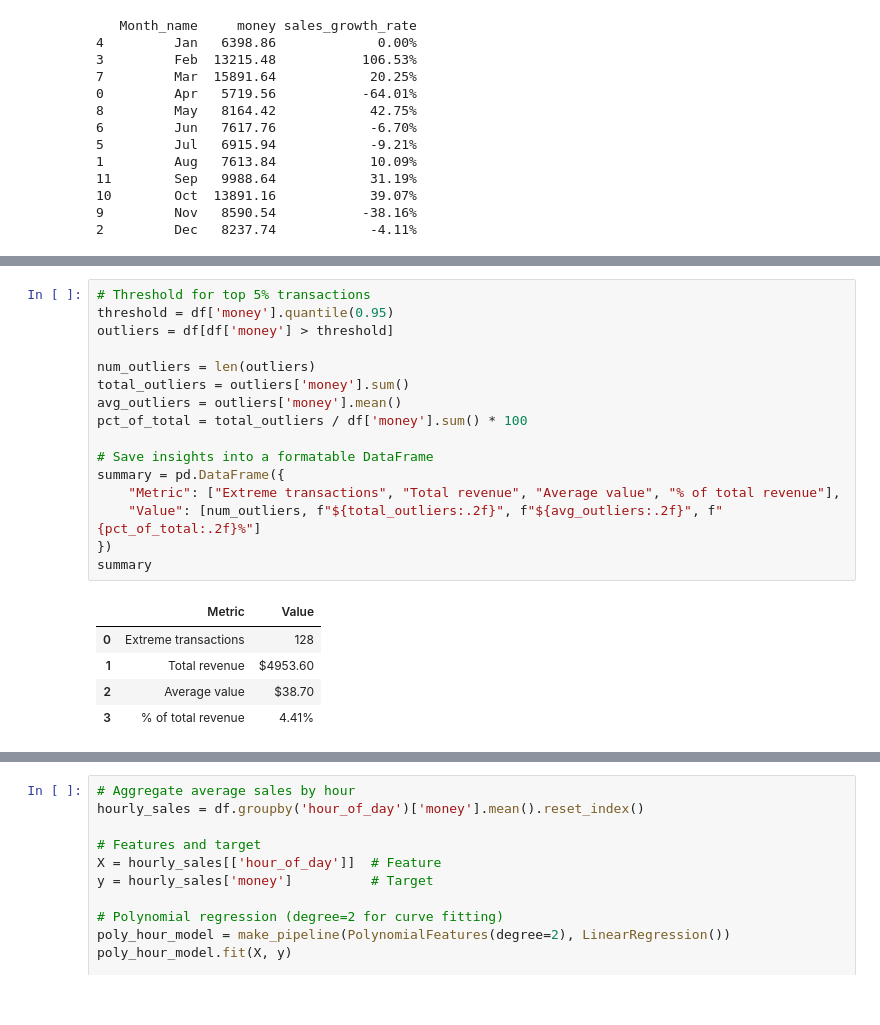
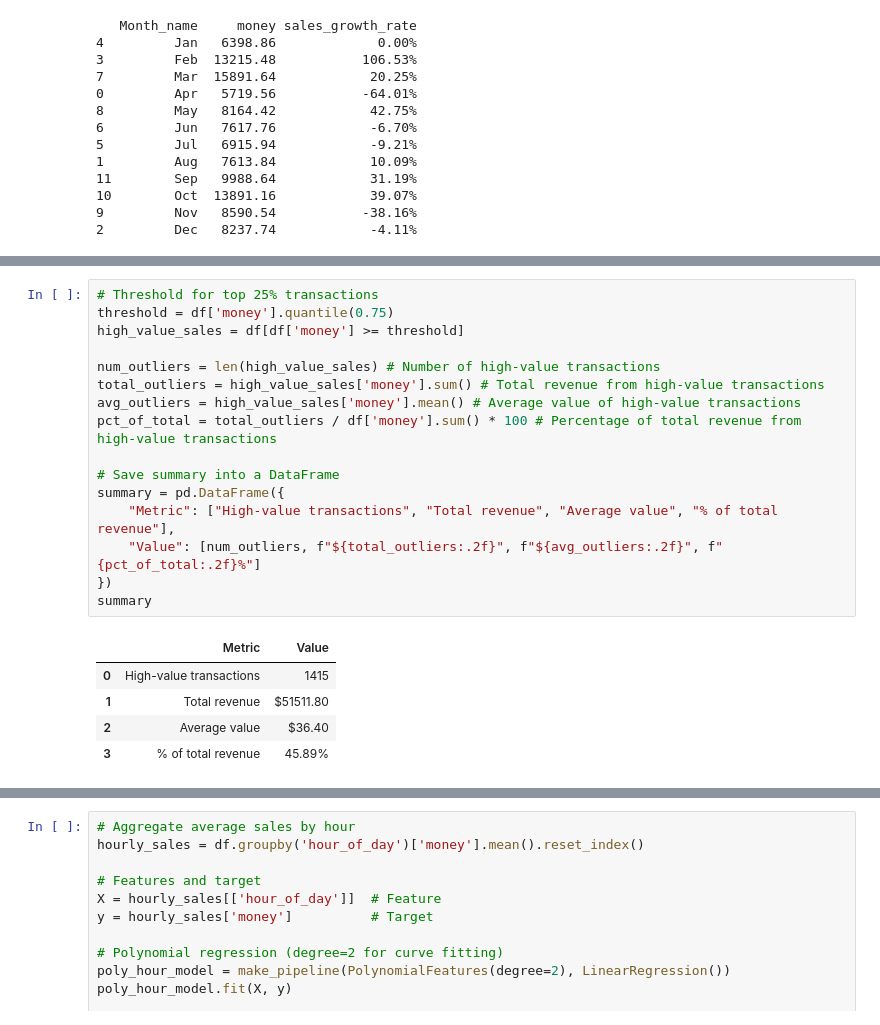
Before and after one commit to graziellamorais/coffeeshop_sales_analysis, a Jupyter notebook: notebooks/coffee_sales.ipynb, the cells around one changed output, grey strips where cells are left out. Drawn from its saved outputs; the diff is of its cells as text.

Commit message:
Update execution counts and enhance outlier analysis in coffee sales notebook

```diff
--- a/notebooks/coffee_sales.ipynb
+++ b/notebooks/coffee_sales.ipynb
@@ -252,22 +245,22 @@ print(monthly_sales)
 # %%
-# Threshold for top 5% transactions
-threshold = df['money'].quantile(0.95)
-outliers = df[df['money'] > threshold]
+# Threshold for top 25% transactions
+threshold = df['money'].quantile(0.75)
+high_value_sales = df[df['money'] >= threshold]
 
-num_outliers = len(outliers)
-total_outliers = outliers['money'].sum()
-avg_outliers = outliers['money'].mean()
-pct_of_total = total_outliers / df['money'].sum() * 100
+num_outliers = len(high_value_sales) # Number of high-value transactions
+total_outliers = high_value_sales['money'].sum() # Total revenue from high-value transactions
+avg_outliers = high_value_sales['money'].mean() # Average value of high-value transactions
+pct_of_total = total_outliers / df['money'].sum() * 100 # Percentage of total revenue from high-value transactions
 
-# Save insights into a formatable DataFrame
+# Save summary into a DataFrame
 summary = pd.DataFrame({
-    "Metric": ["Extreme transactions", "Total revenue", "Average value", "% of total revenue"],
+    "Metric": ["High-value transactions", "Total revenue", "Average value", "% of total revenue"],
     "Value": [num_outliers, f"${total_outliers:.2f}", f"${avg_outliers:.2f}", f"{pct_of_total:.2f}%"]
 })
 summary
 # %% [output]
 |  | Metric | Value |
-| 0 | Extreme transactions | 128 |
-| 1 | Total revenue | $4953.60 |
-| 2 | Average value | $38.70 |
-| 3 | % of total revenue | 4.41% |
+| 0 | High-value transactions | 1415 |
+| 1 | Total revenue | $51511.80 |
+| 2 | Average value | $36.40 |
+| 3 | % of total revenue | 45.89% |
```
Also changed, not shown: parts of 8 cells of this notebook, 1 other file.
